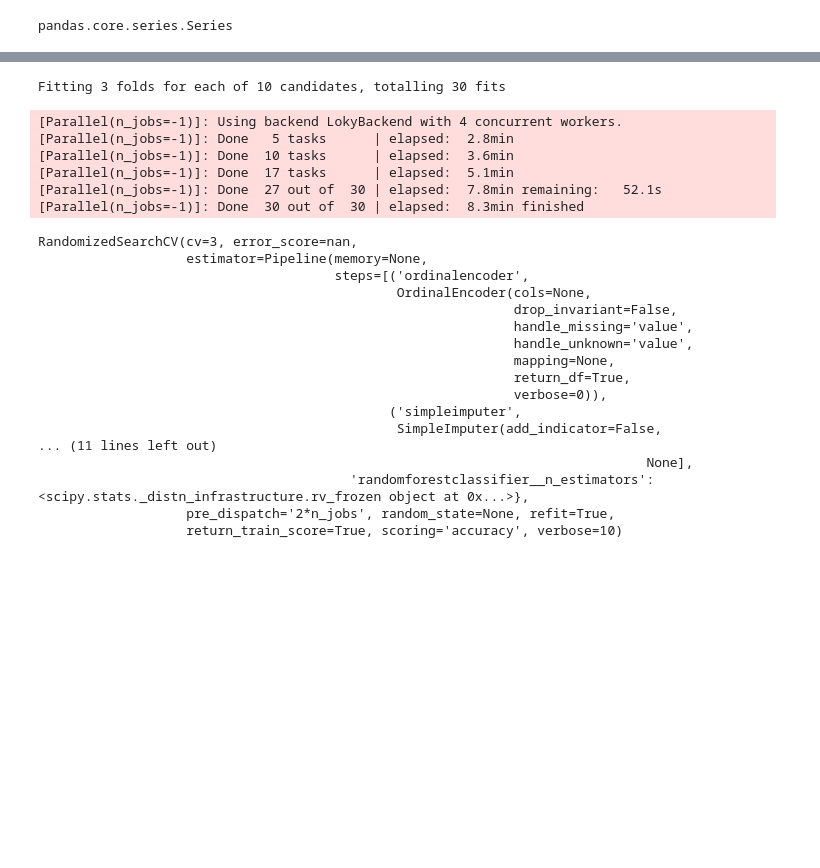
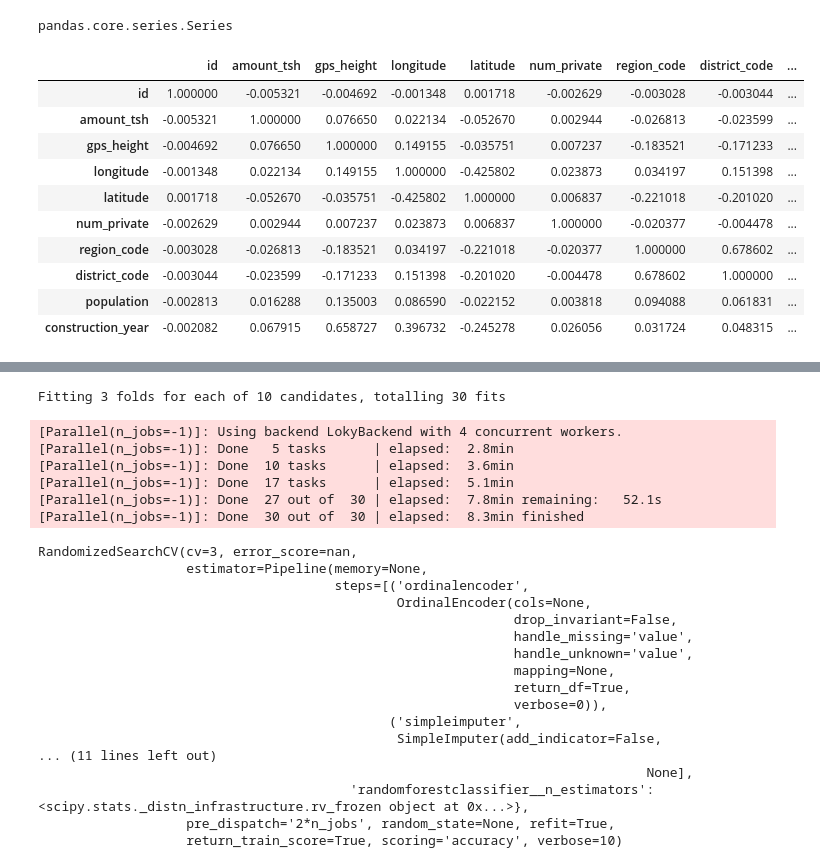
Before and after one commit to alexmjn/DS-Unit-2-Kaggle-Challenge, a Jupyter notebook: module3-cross-validation/LS_DS_223_assignment.ipynb, the cells around one changed output, grey strips where cells are left out. Drawn from its saved outputs; the diff is of its cells as text; code cells hidden in the pictures; blank space fills up the shorter version.

```diff
--- a/module3-cross-validation/LS_DS_223_assignment.ipynb
+++ b/module3-cross-validation/LS_DS_223_assignment.ipynb
@@ -156,5 +167,19 @@ def wrangle(df):
 
     return df
+# %%
+train.corr()
+# %% [output]
+|  | id | amount_tsh | gps_height | longitude | latitude | num_private | region_code | district_code | ... |
+| id | 1.000000 | -0.005321 | -0.004692 | -0.001348 | 0.001718 | -0.002629 | -0.003028 | -0.003044 | ... |
+| amount_tsh | -0.005321 | 1.000000 | 0.076650 | 0.022134 | -0.052670 | 0.002944 | -0.026813 | -0.023599 | ... |
+| gps_height | -0.004692 | 0.076650 | 1.000000 | 0.149155 | -0.035751 | 0.007237 | -0.183521 | -0.171233 | ... |
+| longitude | -0.001348 | 0.022134 | 0.149155 | 1.000000 | -0.425802 | 0.023873 | 0.034197 | 0.151398 | ... |
+| latitude | 0.001718 | -0.052670 | -0.035751 | -0.425802 | 1.000000 | 0.006837 | -0.221018 | -0.201020 | ... |
+| num_private | -0.002629 | 0.002944 | 0.007237 | 0.023873 | 0.006837 | 1.000000 | -0.020377 | -0.004478 | ... |
+| region_code | -0.003028 | -0.026813 | -0.183521 | 0.034197 | -0.221018 | -0.020377 | 1.000000 | 0.678602 | ... |
+| district_code | -0.003044 | -0.023599 | -0.171233 | 0.151398 | -0.201020 | -0.004478 | 0.678602 | 1.000000 | ... |
+| population | -0.002813 | 0.016288 | 0.135003 | 0.086590 | -0.022152 | 0.003818 | 0.094088 | 0.061831 | ... |
+| construction_year | -0.002082 | 0.067915 | 0.658727 | 0.396732 | -0.245278 | 0.026056 | 0.031724 | 0.048315 | ... |
 # %%
 train = wrangle(train)
 test = wrangle(test)
```
Also changed, not shown: parts of 11 cells of this notebook, 2 other files.
